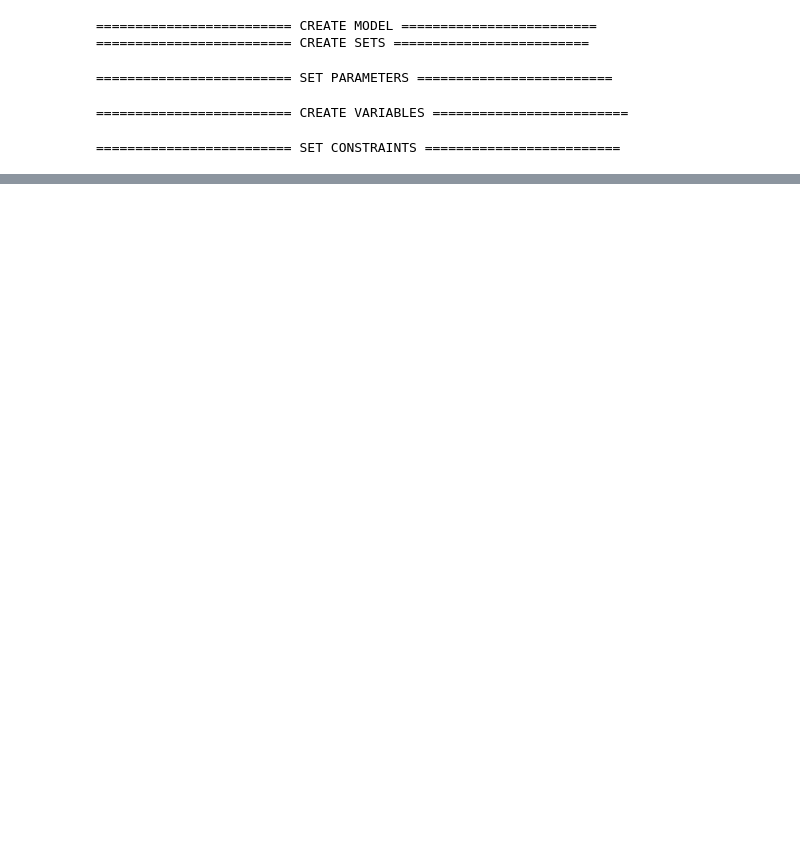
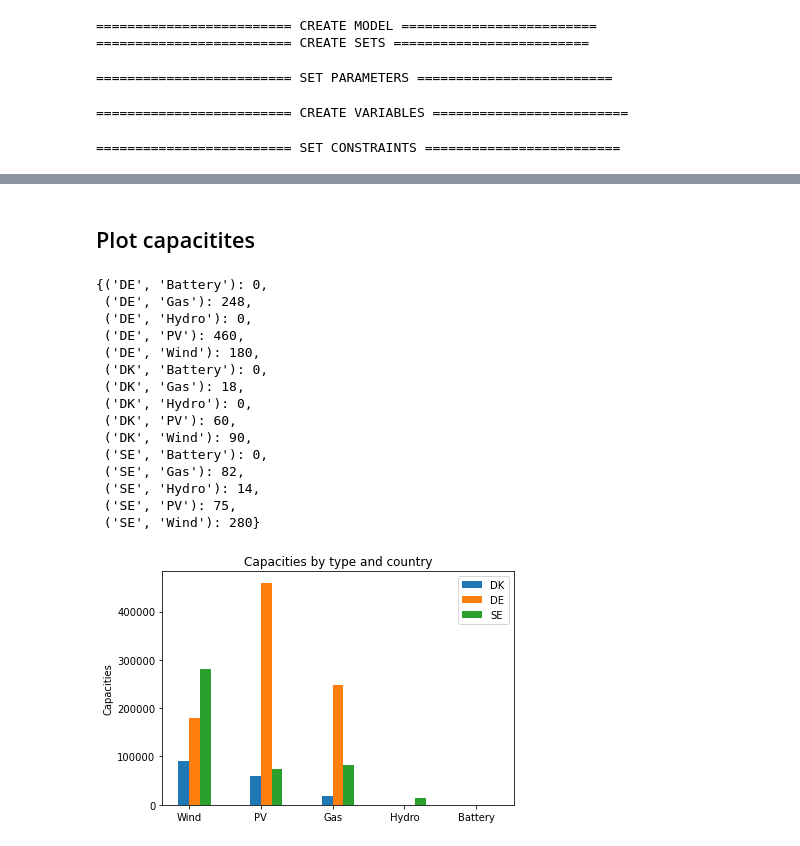
Before and after one commit to Jibbril/momm_energy_system_model, a Jupyter notebook: project.ipynb, the cells around one changed output, grey strips where cells are left out. Saved outputs shown, nothing was run; the diff lists cells and outputs as text; code cells hidden in the pictures; blank space fills up the shorter version.

```diff
--- a/project.ipynb
+++ b/project.ipynb
@@ -211,17 +200,18 @@ Solution:
 # %%
-import pprint
-
 # Reading output - example
-capTot = {}
+prodTot = {}
 for node in model.nodes:
     for tech in model.gens:
         for t in model.time:
-            if not (node, tech) in capTot:
-                capTot[node, tech] = model.prod[node, tech, t].value * get_load_factor(tech,t,node) * model.efficiency[tech] /1e3  # GW
+            if not (node, tech) in prodTot:
+                prodTot[node, tech] = round(model.prod[node, tech, t].value *  get_load_factor(tech,t,node) * model.efficiency[tech] /1e3) # GW
             else:
-                capTot[node, tech] += model.prod[node, tech, t].value * get_load_factor(tech,t,node) * model.efficiency[tech] /1e3
+                prodTot[node, tech] += round(model.prod[node, tech, t].value * get_load_factor(tech,t,node) * model.efficiency[tech] /1e3)
 
 costTot = value(model.objective) / 1e6  # Million EUR
-pprint.pprint(capTot)
-print(f"Total cost: {costTot}")
+pprint.pprint(prodTot)
+print(f"Total cost: {round(costTot)}")
+
+total_co2 = CO2_gas_emission_factor * (prodTot["DE","Gas"] + prodTot["DK","Gas"] + prodTot["SE","Gas"]) * 1000 # MWh
+print(f"Total CO2 emission: {total_co2} tons CO2")
 # %% [output]
@@ -261,0 +235,51 @@ Total cost: 69836710.0270978
+# %% [markdown]
+## Plot capacitites
+# %%
+capTot = {}
+for n in model.nodes:
+    for g in model.gens:
+        capTot[n, g] = round(model.capa[n, g].value/1e3) #GW
+
+pprint.pprint(capTot)
+
+dk_cap = [model.capa["DK",tech].value for tech in model.gens]
+de_cap = [model.capa["DE",tech].value for tech in model.gens]
+se_cap = [model.capa["SE",tech].value for tech in model.gens]
+
+
+labels = [tech for tech in model.gens]
+x = np.arange(len(labels))  # the label locations
+width = 0.15  # the width of the bars
+
+fig, ax = plt.subplots()
+rects1 = ax.bar(x - width/2, dk_cap, width, label='DK')
+rects2 = ax.bar(x + width/2, de_cap, width, label='DE')
+rects3 = ax.bar(x + width*3/2, se_cap, width, label='SE')
+
+# Add some text for labels, title and custom x-axis tick labels, etc.
+ax.set_ylabel('Capacities')
+ax.set_title('Capacities by type and country')
+ax.set_xticks(x)
+ax.set_xticklabels(labels)
+ax.legend()
+
+fig.tight_layout()
+
+plt.show()
+# %% [output]
+{('DE', 'Battery'): 0,
+ ('DE', 'Gas'): 248,
+ ('DE', 'Hydro'): 0,
+ ('DE', 'PV'): 460,
+ ('DE', 'Wind'): 180,
+ ('DK', 'Battery'): 0,
+ ('DK', 'Gas'): 18,
+ ('DK', 'Hydro'): 0,
+ ('DK', 'PV'): 60,
+ ('DK', 'Wind'): 90,
+ ('SE', 'Battery'): 0,
+ ('SE', 'Gas'): 82,
+ ('SE', 'Hydro'): 14,
+ ('SE', 'PV'): 75,
+ ('SE', 'Wind'): 280}
+[figure, added]
```
Also changed, not shown: parts of 10 cells of this notebook, 1 other file.
